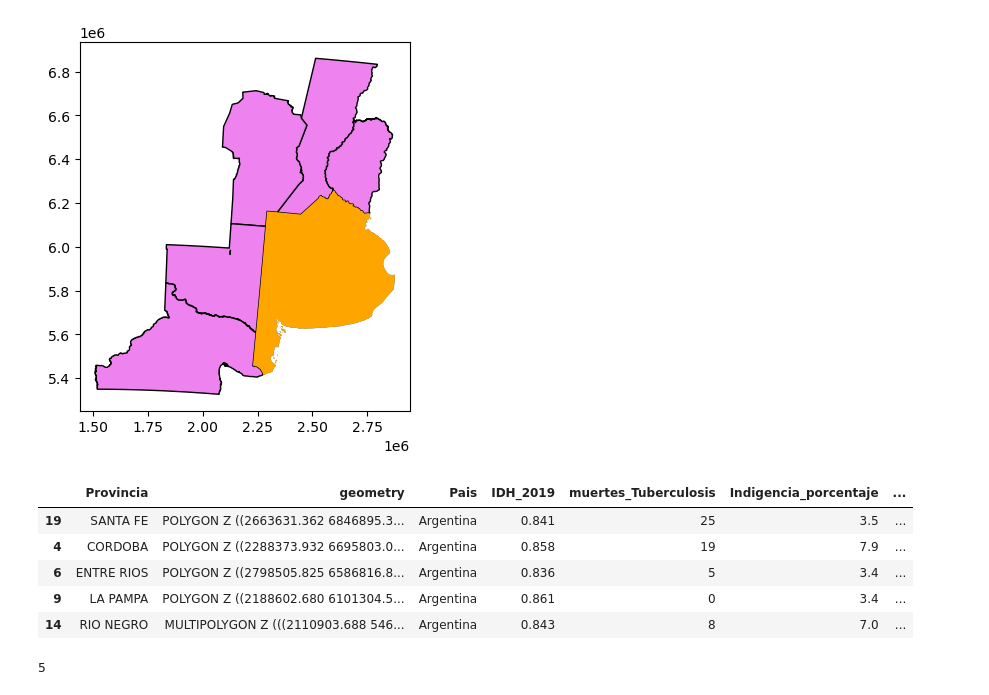
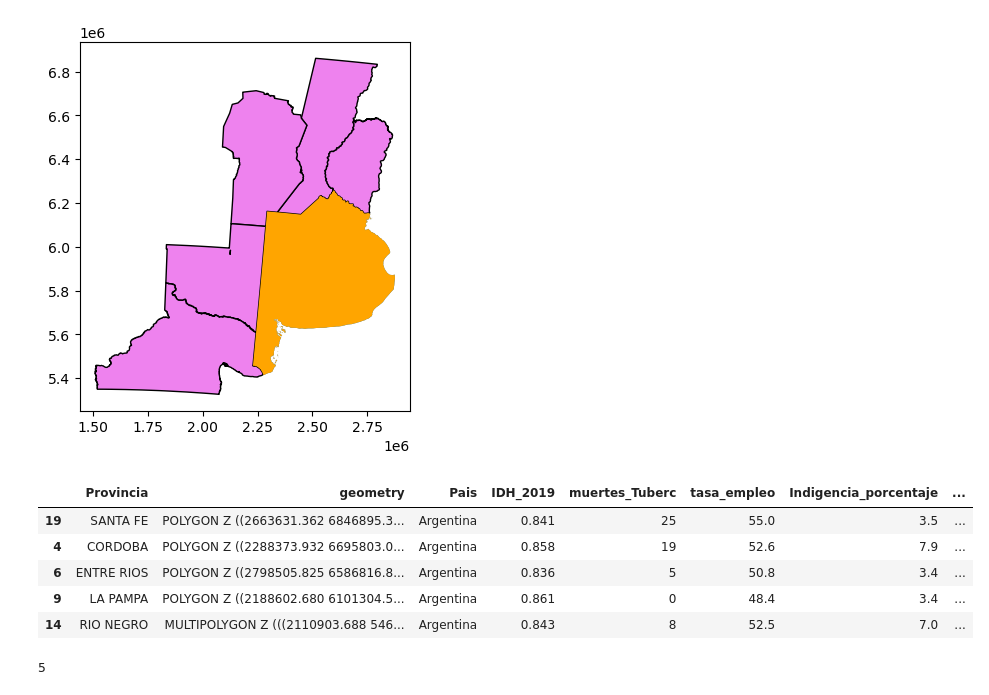
Before and after one commit to Romina300/TareaFinal_2, a Jupyter notebook: index.ipynb, the cells around one changed output. Cells and saved outputs as stored; diff of their text form; code cells hidden in the pictures.

```diff
--- a/index.ipynb
+++ b/index.ipynb
@@ -246,4 +247,4 @@ KeyError: 'muertes_Tuberculosis'
 import re
 commaToDotP=lambda xString:float(re.sub(",",".",xString))
 #provinciasGDF2.IDH_2019.apply(commaToDotP)
-provinciasGDF2[['IDH_2019','Indigencia_porcentaje','muertes_Tuberculosis']]=provinciasGDF2.loc[:,['IDH_2019','Indigencia_porcentaje','muertes_Tuberculosis']].applymap(commaToDotP)
+provinciasGDF2[['IDH_2019','Indigencia_porcentaje','tasa_empleo']]=provinciasGDF2.loc[:,['IDH_2019','Indigencia_porcentaje','tasa_empleo']].applymap(commaToDotP)
@@ -351,6 +335,6 @@ adcms #este es para ver el error
 # %%
-#el jenk caspall y el FisherJenks tienen el error mas pequeño
-provinciasGDF2['Indigencia_porcentaje_jc5'] = jc5.yb
+#el FisherJenks tienen el error mas pequeño
+provinciasGDF2['Indigencia_porcentaje_fj5'] = fj5.yb
 # %%
 # Ahora, se grafica el mapa con las clasificaciones
 import matplotlib.pyplot as plt
@@ -452,14 +436,14 @@ provinciasGDF2.iloc[[0],:].plot(ax=base,facecolor="orange")
 # %%
 # distancia queen
 arg_queen = Queen.from_dataframe(provinciasGDF2,use_index=False)
-provinciasGDF2.iloc[w_queen.neighbors[0] ,]
+provinciasGDF2.iloc[arg_queen.neighbors[0] ,]
 # %% [output]
-|  | Provincia | geometry | Pais | IDH_2019 | muertes_Tuberculosis | Indigencia_porcentaje | ... |
-| 19 | SANTA FE | POLYGON Z ((2663631.362 6846895.3... | Argentina | 0.841 | 25 | 3.5 | ... |
-| 4 | CORDOBA | POLYGON Z ((2288373.932 6695803.0... | Argentina | 0.858 | 19 | 7.9 | ... |
-| 6 | ENTRE RIOS | POLYGON Z ((2798505.825 6586816.8... | Argentina | 0.836 | 5 | 3.4 | ... |
-| 9 | LA PAMPA | POLYGON Z ((2188602.680 6101304.5... | Argentina | 0.861 | 0 | 3.4 | ... |
-| 14 | RIO NEGRO | MULTIPOLYGON Z (((2110903.688 546... | Argentina | 0.843 | 8 | 7.0 | ... |
+|  | Provincia | geometry | Pais | IDH_2019 | muertes_Tuberc | tasa_empleo | Indigencia_porcentaje | ... |
+| 19 | SANTA FE | POLYGON Z ((2663631.362 6846895.3... | Argentina | 0.841 | 25 | 55.0 | 3.5 | ... |
+| 4 | CORDOBA | POLYGON Z ((2288373.932 6695803.0... | Argentina | 0.858 | 19 | 52.6 | 7.9 | ... |
+| 6 | ENTRE RIOS | POLYGON Z ((2798505.825 6586816.8... | Argentina | 0.836 | 5 | 50.8 | 3.4 | ... |
+| 9 | LA PAMPA | POLYGON Z ((2188602.680 6101304.5... | Argentina | 0.861 | 0 | 48.4 | 3.4 | ... |
+| 14 | RIO NEGRO | MULTIPOLYGON Z (((2110903.688 546... | Argentina | 0.843 | 8 | 52.5 | 7.0 | ... |
 # %%
 # how many
 len(arg_queen.neighbors[0])
```
Also changed, not shown: parts of 34 cells of this notebook, 2 other files.
